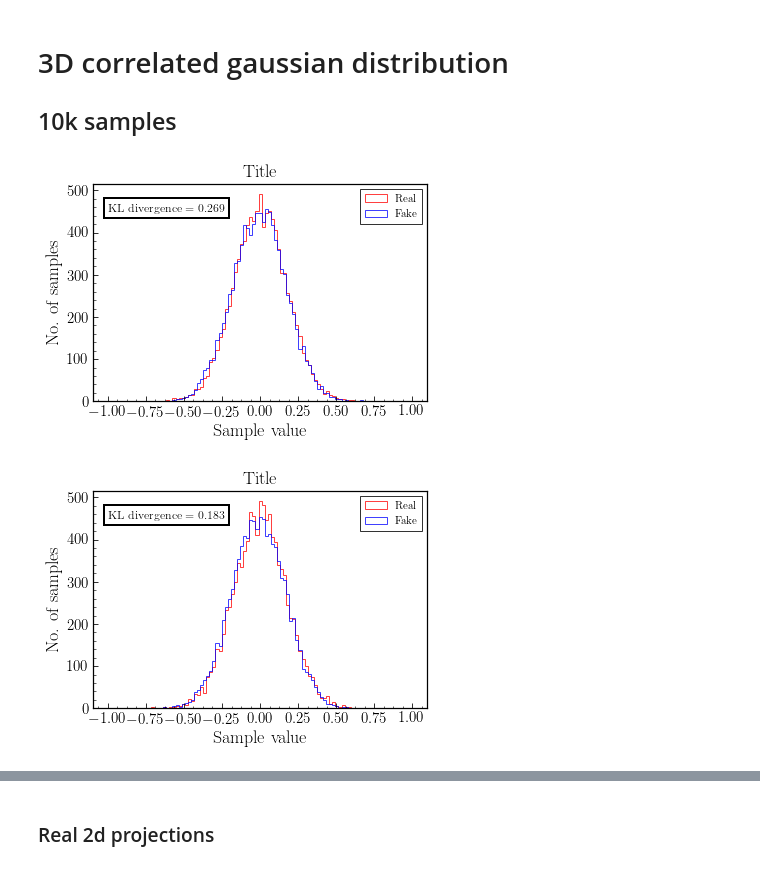
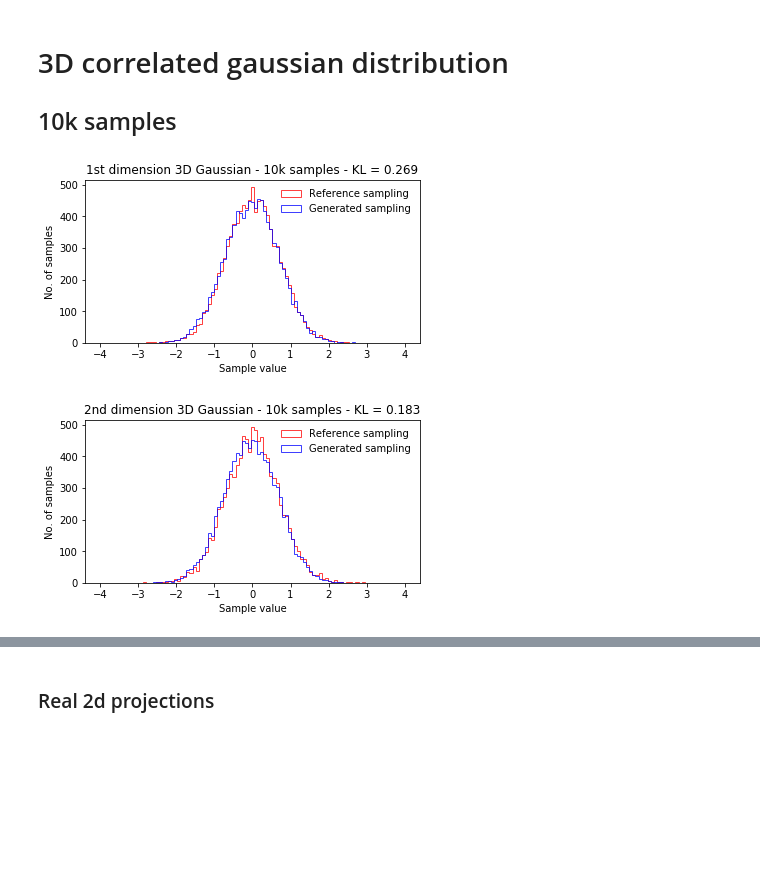
Before and after one commit to QTI-TH/style-qgan, a Jupyter notebook: classical-quantum-gan/results/plots_notebook/plots.ipynb, the cells around one changed output, grey strips where cells are left out. Drawn from its saved outputs; the diff is of its cells as text; code cells hidden in the pictures; blank space fills up the shorter version.

Commit message:
updated notebooks
Updated figures. Now Gamma and Gaussian figures plot the original distribution before the transformation. Updated KL divergences.

```diff
--- a/classical-quantum-gan/results/plots_notebook/plots.ipynb
+++ b/classical-quantum-gan/results/plots_notebook/plots.ipynb
@@ -76,66 +74,39 @@ plt.savefig("1Dgamma_distribution_100k.pdf", bbox_inches='tight')
 # %%
 x_fake1 = np.loadtxt("fake1_3dGAUSSIANdata_3_5_2_10000_10000_0.5")
 x_real1 = np.loadtxt("real1_3dGAUSSIANdata_3_5_2_10000_10000_0.5")
 x_fake2 = np.loadtxt("fake2_3dGAUSSIANdata_3_5_2_10000_10000_0.5")
 x_real2 = np.loadtxt("real2_3dGAUSSIANdata_3_5_2_10000_10000_0.5")
 x_fake3 = np.loadtxt("fake3_3dGAUSSIANdata_3_5_2_10000_10000_0.5")
 x_real3 = np.loadtxt("real3_3dGAUSSIANdata_3_5_2_10000_10000_0.5")
 samples=10000
 bins=100
 
-fig = plt.figure()
-plt.title('Title', fontsize=18)
-plt.ylabel('No. of samples', fontsize=18)
-plt.xlabel('Sample value', fontsize=18)
-plt.hist(x_real1, np.linspace(-1.0, 1.0, bins), color='red', histtype='step', label='Real', alpha=0.75)
-plt.hist(np.array(x_fake1), np.linspace(-1.0, 1.0, bins), color='blue', histtype='step', label='Fake', alpha=0.75)
-plt.text(-1.0, 450, 'KL divergence = '+str(0.269), bbox=dict(fill=False, edgecolor='black', linewidth=2), fontsize=12)
-plt.rcParams["axes.linewidth"]  = 1.25
-plt.legend(fancybox=False, edgecolor='black', fontsize=11)
-plt.xticks(fontsize=15)
-plt.yticks(fontsize=15)
-plt.axes().xaxis.set_minor_locator(AutoMinorLocator())
-plt.axes().yaxis.set_minor_locator(AutoMinorLocator())
-plt.axes().tick_params(direction="in", which='major', length=5)
-plt.axes().tick_params(direction="in", which='minor', length=2.5)
-plt.show()
-fig.savefig(f"1-distribution_3dgaussian_10k.pdf", bbox_inches='tight')
+plt.figure(figsize=(6,3))
+plt.title('1st dimension 3D Gaussian - 10k samples - KL = 0.269')
+plt.ylabel('No. of samples')
+plt.xlabel('Sample value')
+plt.hist(x_real1*4, np.linspace(-4.0, 4.0, bins), color='red', histtype='step', label='Reference sampling', alpha=0.75)
+plt.hist(np.array(x_fake1*4), np.linspace(-4.0, 4.0, bins), color='blue', histtype='step', label='Generated sampling', alpha=0.75)
+plt.legend(frameon=False)
+plt.savefig(f"1-distribution_3dgaussian_10k.pdf", bbox_inches='tight')
 
-fig = plt.figure()
-plt.title('Title', fontsize=18)
-plt.ylabel('No. of samples', fontsize=18)
-plt.xlabel('Sample value', fontsize=18)
-plt.hist(x_real2, np.linspace(-1.0, 1.0, bins), color='red', histtype='step', label='Real', alpha=0.75)
-plt.hist(np.array(x_fake2), np.linspace(-1.0, 1.0, bins), color='blue', histtype='step', label='Fake', alpha=0.75)
-plt.text(-1.0, 450, 'KL divergence = '+str(0.183), bbox=dict(fill=False, edgecolor='black', linewidth=2), fontsize=12)
-plt.rcParams["axes.linewidth"]  = 1.25
-plt.legend(fancybox=False, edgecolor='black', fontsize=11)
-plt.xticks(fontsize=15)
-plt.yticks(fontsize=15)
-plt.axes().xaxis.set_minor_locator(AutoMinorLocator())
-plt.axes().yaxis.set_minor_locator(AutoMinorLocator())
-plt.axes().tick_params(direction="in", which='major', length=5)
-plt.axes().tick_params(direction="in", which='minor', length=2.5)
-plt.show()
-fig.savefig(f"2-distribution_3dgaussian_10k.pdf", bbox_inches='tight')
+plt.figure(figsize=(6,3))
+plt.title('2nd dimension 3D Gaussian - 10k samples - KL = 0.183')
+plt.ylabel('No. of samples')
+plt.xlabel('Sample value')
+plt.hist(x_real2*4, np.linspace(-4.0, 4.0, bins), color='red', histtype='step', label='Reference sampling', alpha=0.75)
+plt.hist(np.array(x_fake2*4), np.linspace(-4.0, 4.0, bins), color='blue', histtype='step', label='Generated sampling', alpha=0.75)
+plt.legend(frameon=False)
+plt.savefig(f"2-distribution_3dgaussian_10k.pdf", bbox_inches='tight')
 
-fig = plt.figure()
-plt.title('Title', fontsize=18)
-plt.ylabel('No. of samples', fontsize=18)
-plt.xlabel('Sample value', fontsize=18)
-plt.hist(x_real3, np.linspace(-1.0, 1.0, bins), color='red', histtype='step', label='Real', alpha=0.75)
-plt.hist(np.array(x_fake3), np.linspace(-1.0, 1.0, bins), color='blue', histtype='step', label='Fake', alpha=0.75)
-plt.text(-1.0, 440, 'KL divergence = '+str(0.231), bbox=dict(fill=False, edgecolor='black', linewidth=2), fontsize=12)
-plt.rcParams["axes.linewidth"]  = 1.25
-plt.legend(fancybox=False, edgecolor='black', fontsize=11)
-plt.xticks(fontsize=15)
-plt.yticks(fontsize=15)
-plt.axes().xaxis.set_minor_locator(AutoMinorLocator())
-plt.axes().yaxis.set_minor_locator(AutoMinorLocator())
-plt.axes().tick_params(direction="in", which='major', length=5)
-plt.axes().tick_params(direction="in", which='minor', length=2.5)
-plt.show()
-fig.savefig(f"3-distribution_3dgaussian_10k.pdf", bbox_inches='tight')
+plt.figure(figsize=(6,3))
+plt.title('3rd dimension 3D Gaussian - 10k samples - KL = 0.231')
+plt.ylabel('No. of samples')
+plt.xlabel('Sample value')
+plt.hist(x_real1*4, np.linspace(-4.0, 4.0, bins), color='red', histtype='step', label='Reference sampling', alpha=0.75)
+plt.hist(np.array(x_fake1*4), np.linspace(-4.0, 4.0, bins), color='blue', histtype='step', label='Generated sampling', alpha=0.75)
+plt.legend(frameon=False)
+plt.savefig(f"3-distribution_3dgaussian_10k.pdf", bbox_inches='tight')
 # %% [output]
-[figure, old version]
+[figure, new version]
-[figure, old version]
+[figure, new version]
```
Also changed, not shown: parts of 13 cells of this notebook, 21 other files.
